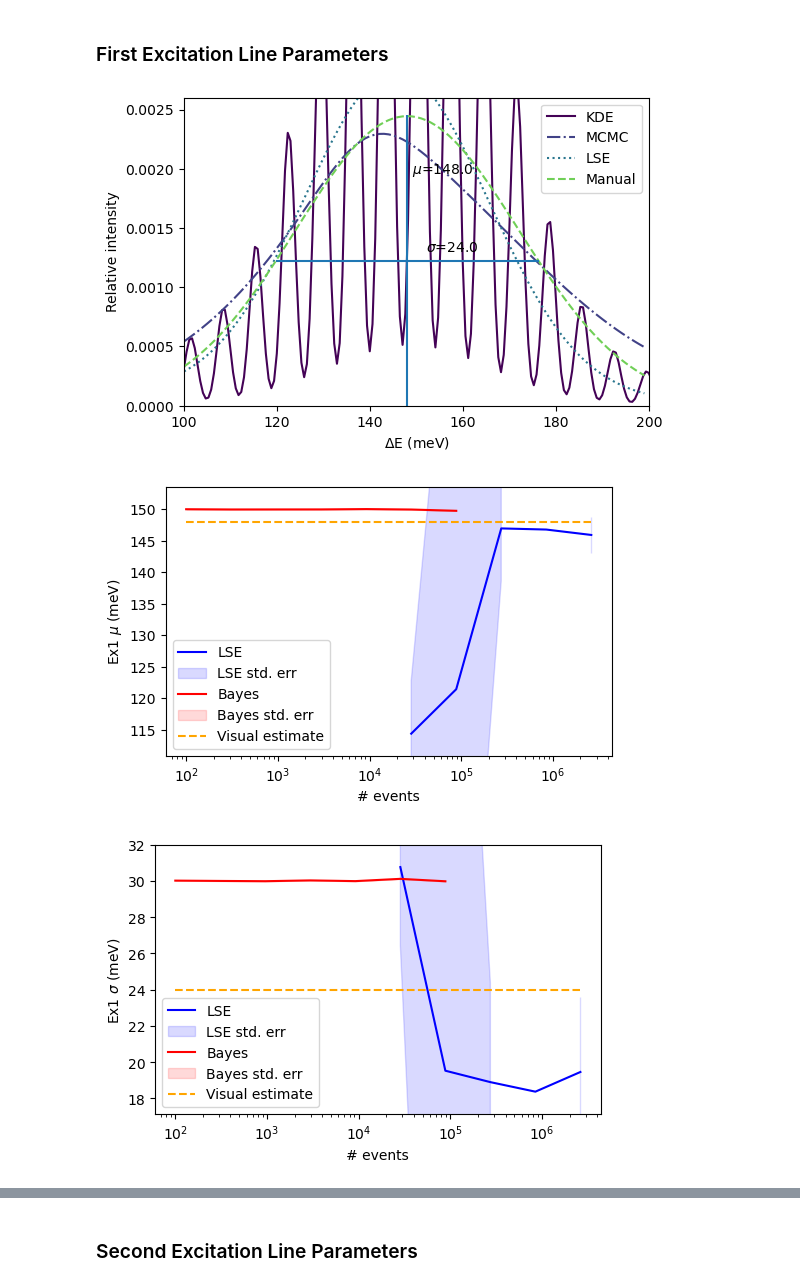
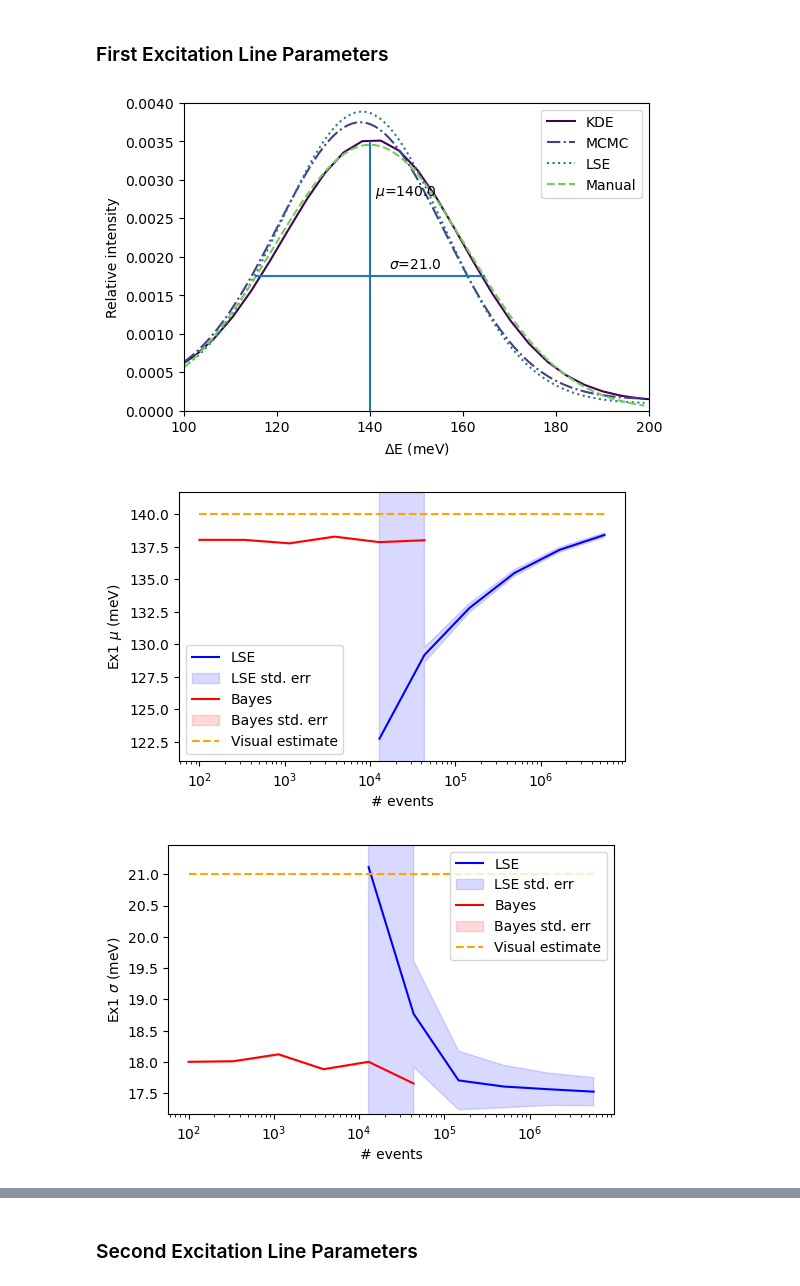
Before and after one commit to localoptimum/emtk, a Jupyter notebook: ARCStest.ipynb, the cells around one changed output, grey strips where cells are left out. Cells and saved outputs as stored; diff of their text form; code cells hidden in the pictures.

```diff
--- a/ARCStest.ipynb
+++ b/ARCStest.ipynb
@@ -595,14 +593,17 @@ def log_likelihood_function(theta, data, xmin, xmax, pweights, mylpf, verbose=Fa
 
     lp = mylpf(theta)
 
+
     if np.isinf(lp):
         return -np.inf
 
     mvals = simplex_weights(np.array([m1, m2, m3, m4, mbg1, mbg2]))
 
+    if verbose:
+        print("mvals:")
+        print(mvals)
 
-
-    el = mvals[0] * norm.pdf(data, scale=elsigma, loc=elmu) / gaussian_integral(ema1.xmin, ema1.xmax, elsigma)
+    el = mvals[0] * norm.pdf(data, scale=elsigma, loc=elmu) / gaussian_integral(ema1.xmin, ema1.xmax, elmu, elsigma)
     l1 = mvals[1] * norm.pdf(data, scale=s1, loc=mu1) / gaussian_integral(ema1.xmin, ema1.xmax, mu1, s1)
     l2 = mvals[2] * norm.pdf(data, scale=s2, loc=mu2) / gaussian_integral(ema1.xmin, ema1.xmax, mu2, s2)
     l3 = mvals[3] * norm.pdf(data, scale=s3, loc=mu3) / gaussian_integral(ema1.xmin, ema1.xmax, mu3, s3)
@@ -660,7 +661,7 @@ def log_likelihood_function(theta, data, xmin, xmax, pweights, mylpf, verbose=Fa
         print("NaN in log_likelihood at", theta)
         verbose=True
 
-    if verbose==True:
+    if verbose:
         print("lp", lp)
         print("lll", lll)
         print("l1", l1)
@@ -718,10 +719,12 @@ cpo.llf = log_likelihood_function
 #    mbg2=dict(value=0.1, min=0.0, max=1.0)
 #)
 
-same_as_least_squares = np.array([10.0, 150.0, 280.0, 420.0, 560.0,\
-                                 620.0, 140.0, 20.0, 30.0, 30.0,\
-                                 30.0, 30.0, 100.0, 20.0,\
-                                 0.3, 0.2, 0.15, 0.1, 0.1, 0.1])
+same_as_least_squares = np.array([-2.0, 138.0, 275.0, 410.0, 560.0,\
+                                 698.0, 61.0, 20.0, 18.0, 21.0,\
+                                 28.0, 46.0, 240.0, 95.0,\
+                                 0.25, 0.11, 0.11, 0.11, 0.15, 0.11])
+
+
 
 #cpo.theta_seed = np.array([7.83319976e+00, 1.45695047e+02, 2.81254328e+02,\
 # 4.14035526e+02, 5.52327378e+02, 6.99999691e+02, 2.30190791e-02,\
@@ -744,12 +747,12 @@ cpo.theta_seed = same_as_least_squares
 #cpo.theta_seed = cpo.theta_seed[1:]
 
 #log_likelihood_function(theta, data, xmin, xmax, pweights, mylpf, verbose=False)
-#test=log_likelihood_function(nan_location, ema1.data, np.amin(ema1.data), np.amax(ema1.data), ema1.weights, log_prior_function, verbose=True)
+#test=log_likelihood_function(same_as_least_squares, ema1.data, np.amin(ema1.data), np.amax(ema1.data), ema1.weights, log_prior_function, verbose=True)
 
 cpo.nwalkers=32 # need to increase this to improve sampling stats quality
 # (see plots of MCMC_parameter_distribution later)
 
-cpo.MCMC_fit(nburn=150, niter=150) # fixed number of iterations
+cpo.MCMC_fit(nburn=200, niter=150) # fixed number of iterations
 #cpo.MCMC_fit(niter=5000, convergence="Gelman-Rubin") # gelman-rubin method to check for convergence
 # %% [output]
 MCMC launch
@@ -1217,7 +1219,7 @@ mcmc_results = np.zeros((evreps, mcparams.size))
 mcmc_errors = np.zeros((evreps, mcparams.size))
 
 
-lsMinEvents = 10000
+lsMinEvents = 12000
 mcmcMinEvents = 10
 lsMaxEvents = 10000000
 mcmcMaxEvents = 90000
@@ -1407,9 +1425,12 @@ def p_conv_plot(item, param_name='', Bayes=True, LSE=True, savename='', correct=
     mcwtop = np.amax(mcvalues)
     mcwbot = np.amin(mcvalues)
 
-
-    wtop = np.amax([lswtop, mcwtop])
-    wbot = np.amin([lswbot, mcwbot])
+    if np.isfinite(correct):
+        wtop = np.amax([lswtop, mcwtop, correct])
+        wbot = np.amin([lswbot, mcwbot, correct])
+    else:
+        wtop = np.amax([lswtop, mcwtop])
+        wbot = np.amin([lswbot, mcwbot])
 
     wspan = wtop - wbot
     wpad = wspan * 0.1
@@ -1525,10 +1546,10 @@ p_conv_plot(parameter_no, param_name='Fractional Elastic Mixing Amplitude', save
 # %% [markdown]
 ### First Excitation Line Parameters
 # %%
-mu=148.0
-sig=24.0
-normval=6.8
-ht=0.00245
+mu=140.0
+sig=21.0
+normval=5.5
+ht=0.0035
 
 px=np.arange(100,200,1)
 nrm = sp.stats.norm(loc=mu,scale=sig)
@@ -1566,24 +1587,24 @@ ax.text(mu+1, ht*0.8, "$\mu$=" + str(mu))
 ax.text(mu+4, ht*0.53, "$\sigma$=" + str(sig))
 fig.set_size_inches(6,4)
 plt.xlim([100,200])
-plt.ylim([0.0, 0.0026])
+plt.ylim([0.0, 0.004])
 plt.legend()
 plt.savefig('arcsFigs/arcs_fulldata_kde_ex1.png', dpi=600, bbox_inches='tight')
 plt.show()
 # %% [output]
-[figure, old version]
+[figure, new version]
 # %%
 parameter_no = 1
-p_conv_plot(parameter_no, param_name='Ex1 $\mu$ (meV)', savename='arcsFigs/arcs_ex1_mu.png', correct=148.0)
+p_conv_plot(parameter_no, param_name='Ex1 $\mu$ (meV)', savename='arcsFigs/arcs_ex1_mu.png', correct=140.0)
 #p_conv_plot(parameter_no, LSE=False)
 # %% [output]
-[figure, old version]
+[figure, new version]
 # %%
 parameter_no = 8
-p_conv_plot(parameter_no, param_name='Ex1 $\sigma$ (meV)', savename='arcsFigs/arcs_ex1_sigma.png', correct=24)
+p_conv_plot(parameter_no, param_name='Ex1 $\sigma$ (meV)', savename='arcsFigs/arcs_ex1_sigma.png', correct=21)
 #p_conv_plot(parameter_no, LSE=False)
 # %% [output]
-[figure, old version]
+[figure, new version]
 # %%
 parameter_no = 15
 p_conv_plot(parameter_no, param_name='Fractional Ex1 Mixing Amplitude', savename='arcsFigs/arcs_ex1_amplitude.png')
```
Also changed, not shown: parts of 36 cells of this notebook.
